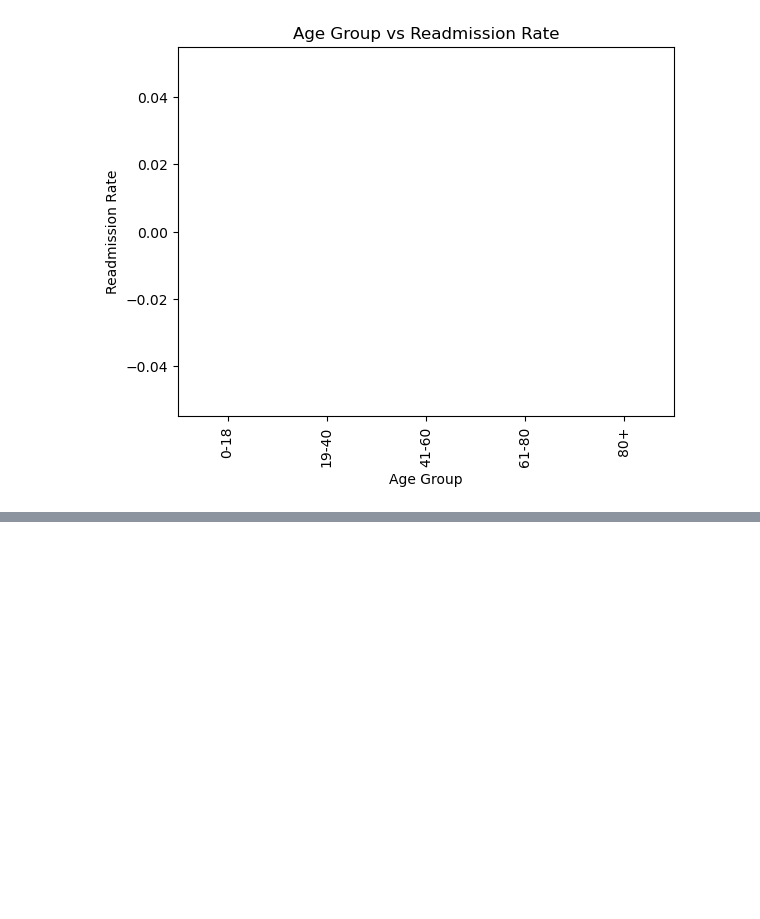
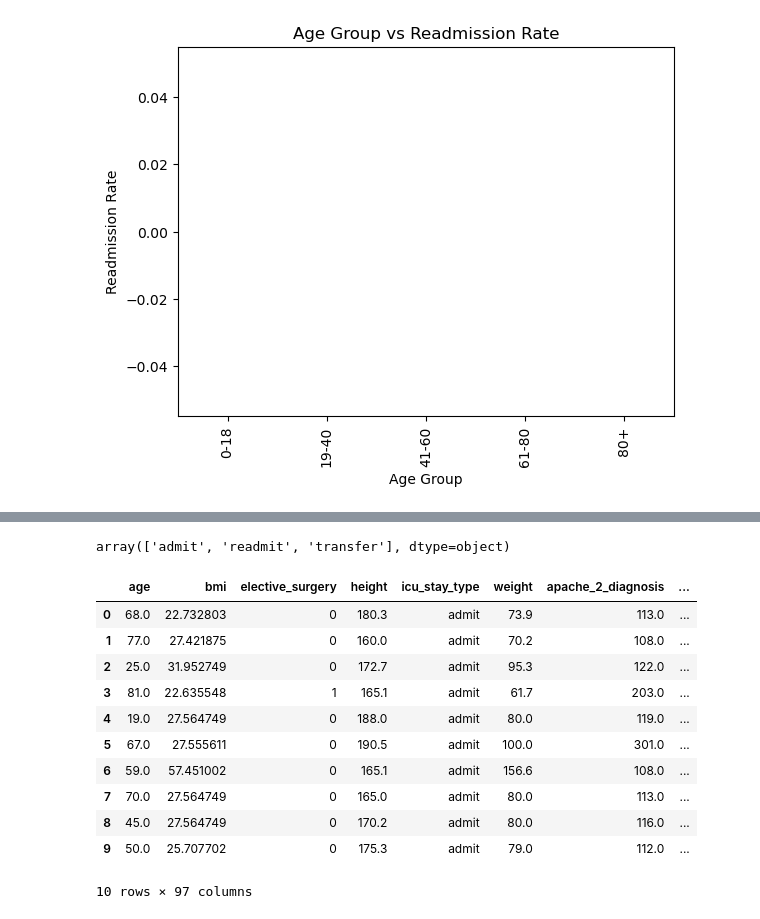
Before and after one commit to Anas-S-Muhammed/readmission_prediction_model, a Jupyter notebook: peadmission_predictor.ipynb, the cells around one changed output, grey strips where cells are left out. Drawn from its saved outputs; the diff is of its cells as text; code cells hidden in the pictures; blank space fills up the shorter version.

```diff
--- a/peadmission_predictor.ipynb
+++ b/peadmission_predictor.ipynb
@@ -375,0 +455,19 @@ data_clean.describe()
+# %%
+data_clean['icu_stay_type'].unique()
+# %% [output]
+array(['admit', 'readmit', 'transfer'], dtype=object)
+# %%
+data_clean.head(10)
+# %% [output]
+|  | age | bmi | elective_surgery | height | icu_stay_type | weight | apache_2_diagnosis | ... |
+| 0 | 68.0 | 22.732803 | 0 | 180.3 | admit | 73.9 | 113.0 | ... |
+| 1 | 77.0 | 27.421875 | 0 | 160.0 | admit | 70.2 | 108.0 | ... |
+| 2 | 25.0 | 31.952749 | 0 | 172.7 | admit | 95.3 | 122.0 | ... |
+| 3 | 81.0 | 22.635548 | 1 | 165.1 | admit | 61.7 | 203.0 | ... |
+| 4 | 19.0 | 27.564749 | 0 | 188.0 | admit | 80.0 | 119.0 | ... |
+| 5 | 67.0 | 27.555611 | 0 | 190.5 | admit | 100.0 | 301.0 | ... |
+| 6 | 59.0 | 57.451002 | 0 | 165.1 | admit | 156.6 | 108.0 | ... |
+| 7 | 70.0 | 27.564749 | 0 | 165.0 | admit | 80.0 | 113.0 | ... |
+| 8 | 45.0 | 27.564749 | 0 | 170.2 | admit | 80.0 | 116.0 | ... |
+| 9 | 50.0 | 25.707702 | 0 | 175.3 | admit | 79.0 | 112.0 | ... |
+10 rows × 97 columns
```
Also changed, not shown: parts of 21 cells of this notebook.
